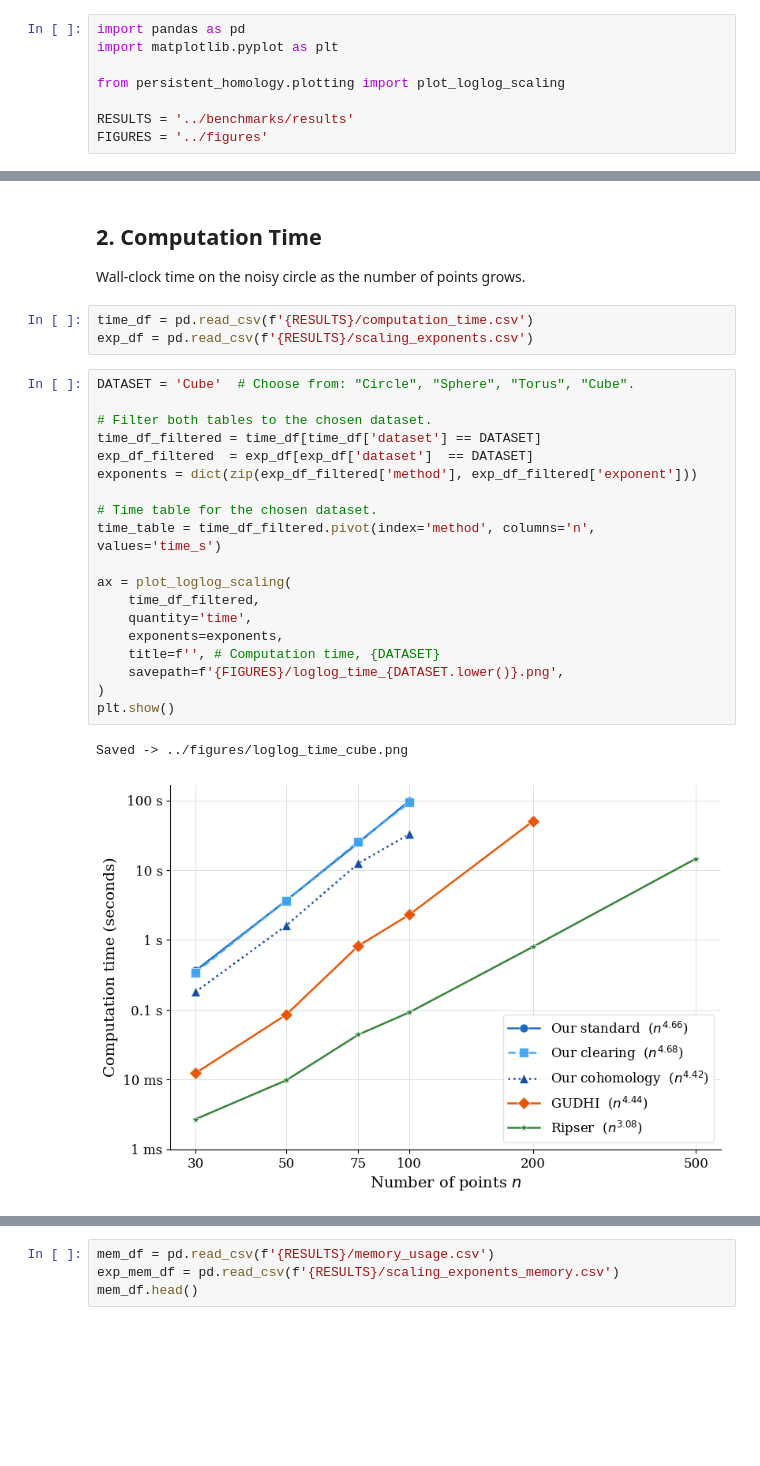
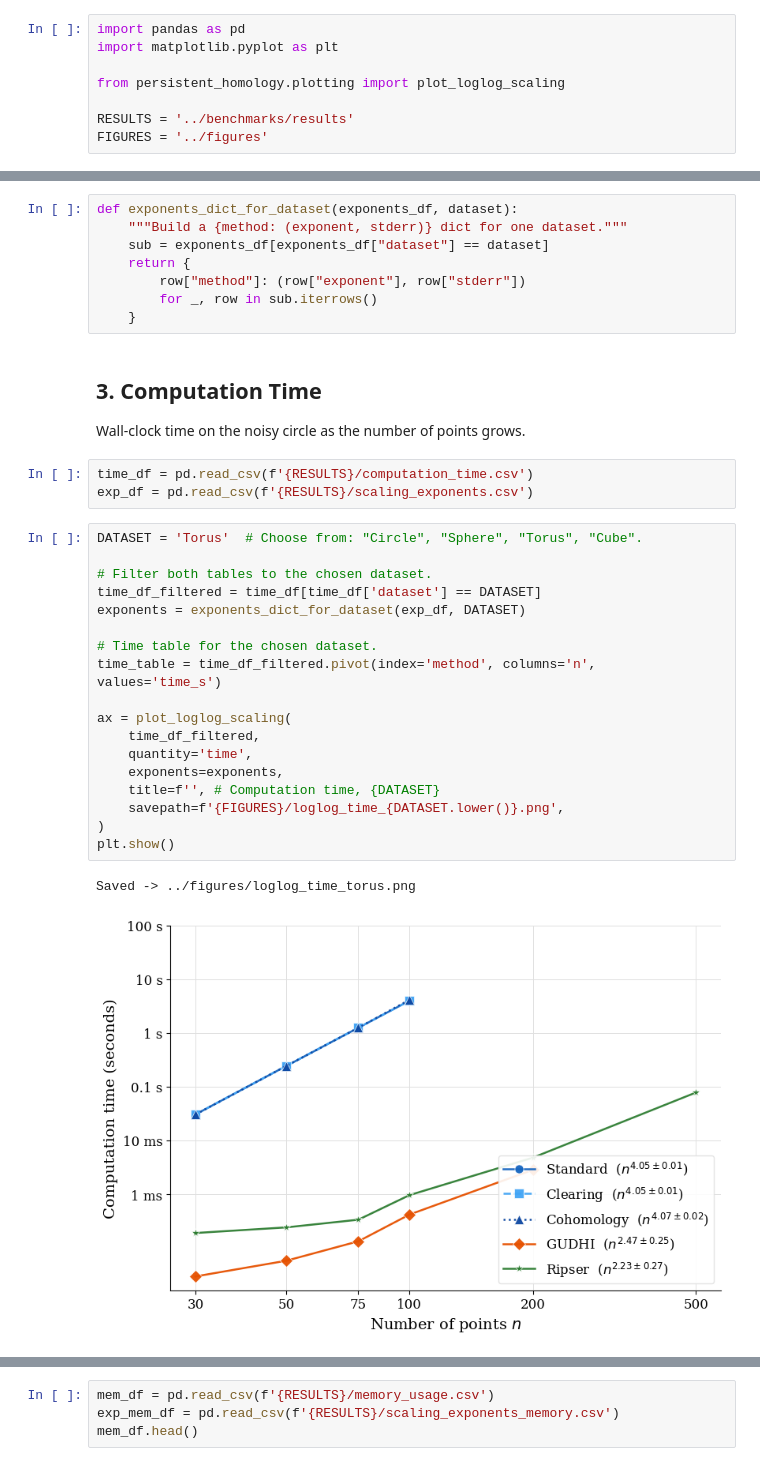
Before and after one commit to royaballo/persistent-homology, a Jupyter notebook: notebooks/benchmark_analysis.ipynb, the cells around one changed output, grey strips where cells are left out. Drawn from its saved outputs; the diff is of its cells as text; blank space fills up the shorter version.

```diff
--- a/notebooks/benchmark_analysis.ipynb
+++ b/notebooks/benchmark_analysis.ipynb
@@ -24,30 +26,37 @@ FIGURES = '../figures'
+# %%
+def exponents_dict_for_dataset(exponents_df, dataset):
+    """Build a {method: (exponent, stderr)} dict for one dataset."""
+    sub = exponents_df[exponents_df["dataset"] == dataset]
+    return {
+        row["method"]: (row["exponent"], row["stderr"])
+        for _, row in sub.iterrows()
+    }
 # %% [markdown]
-## 2. Computation Time
+## 3. Computation Time
 
 Wall-clock time on the noisy circle as the number of points grows.
 # %%
 time_df = pd.read_csv(f'{RESULTS}/computation_time.csv')
 exp_df = pd.read_csv(f'{RESULTS}/scaling_exponents.csv')
 # %%
-DATASET = 'Cube'  # Choose from: "Circle", "Sphere", "Torus", "Cube".
+DATASET = 'Torus'  # Choose from: "Circle", "Sphere", "Torus", "Cube".
 
 # Filter both tables to the chosen dataset.
 time_df_filtered = time_df[time_df['dataset'] == DATASET]
-exp_df_filtered  = exp_df[exp_df['dataset']  == DATASET]
-exponents = dict(zip(exp_df_filtered['method'], exp_df_filtered['exponent']))
+exponents = exponents_dict_for_dataset(exp_df, DATASET)
 
 # Time table for the chosen dataset.
 time_table = time_df_filtered.pivot(index='method', columns='n', values='time_s')
 
 ax = plot_loglog_scaling(
     time_df_filtered,
     quantity='time',
     exponents=exponents,
     title=f'', # Computation time, {DATASET}
     savepath=f'{FIGURES}/loglog_time_{DATASET.lower()}.png',
 )
 plt.show()
 # %% [output]
-Saved -> ../figures/loglog_time_cube.png
+Saved -> ../figures/loglog_time_torus.png
-[figure, old version]
+[figure, new version]
 # %% [markdown]
```
Also changed, not shown: parts of 7 cells of this notebook, 17 other files.
